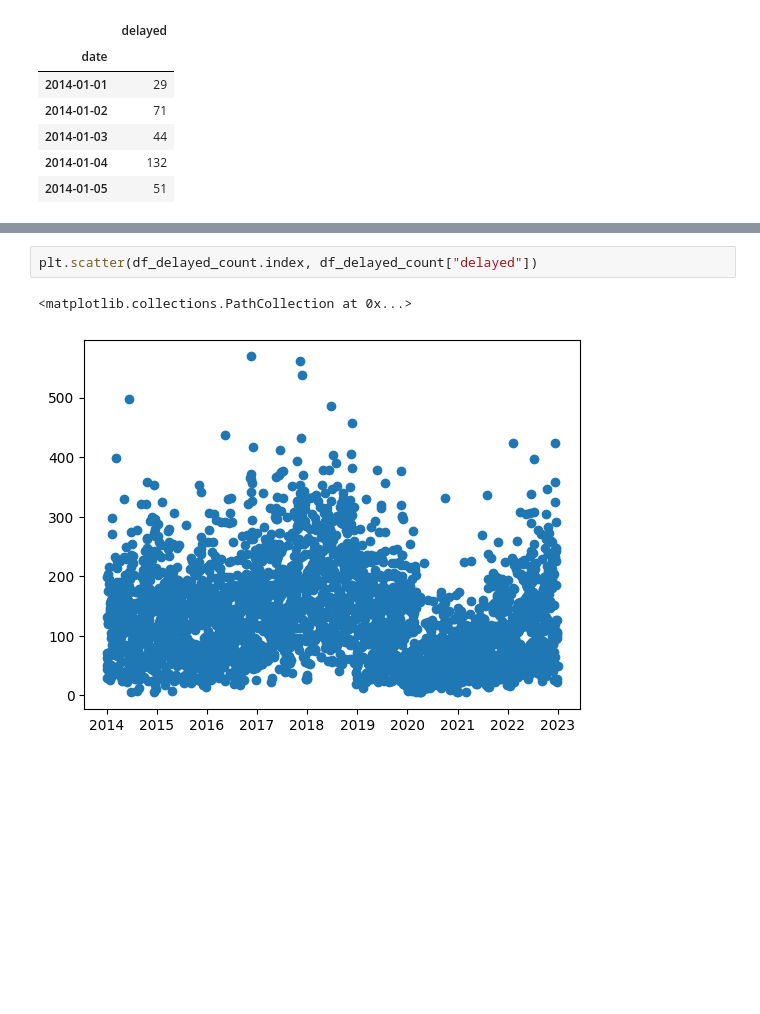
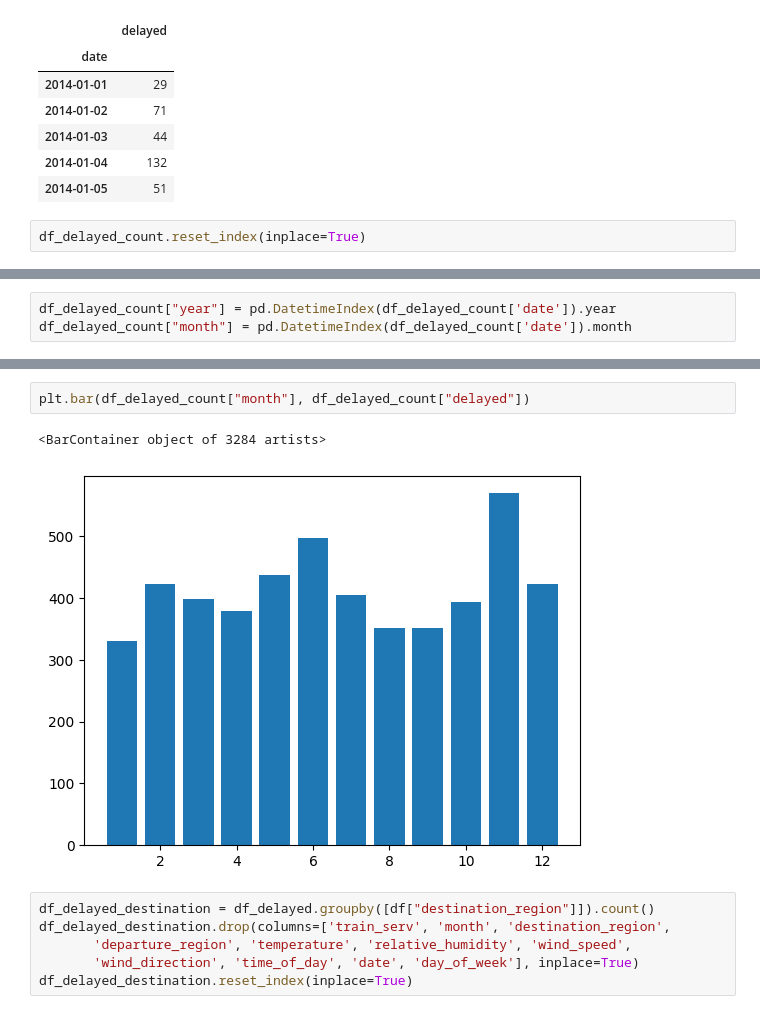
Before and after one commit to ilse-espino/train_delays_belgium, a Jupyter notebook: 4.1-graphs.ipynb, the cells around one changed output, grey strips where cells are left out. Saved outputs shown, nothing was run; the diff lists cells and outputs as text; blank space fills up the shorter version.

```diff
--- a/4.1-graphs.ipynb
+++ b/4.1-graphs.ipynb
@@ -40,3 +40,5 @@ df_delayed_count.head()
 | 2014-01-03 | 44 |
 | 2014-01-04 | 132 |
 | 2014-01-05 | 51 |
+# %%
+df_delayed_count.reset_index(inplace=True)
@@ -42,0 +54,3 @@ df_delayed_count.head()
+# %%
+df_delayed_count["year"] = pd.DatetimeIndex(df_delayed_count['date']).year
+df_delayed_count["month"] = pd.DatetimeIndex(df_delayed_count['date']).month
@@ -43,5 +90,11 @@ df_delayed_count.head()
 # %%
-plt.scatter(df_delayed_count.index, df_delayed_count["delayed"])
+plt.bar(df_delayed_count["month"], df_delayed_count["delayed"])
 # %% [output]
-<matplotlib.collections.PathCollection at 0x...>
+<BarContainer object of 3284 artists>
-[figure, old version]
+[figure, new version]
+# %%
+df_delayed_destination = df_delayed.groupby([df["destination_region"]]).count()
+df_delayed_destination.drop(columns=['train_serv', 'month', 'destination_region',
+       'departure_region', 'temperature', 'relative_humidity', 'wind_speed',
+       'wind_direction', 'time_of_day', 'date', 'day_of_week'], inplace=True)
+df_delayed_destination.reset_index(inplace=True)
```
Also changed, not shown: parts of 10 cells of this notebook, 2 other files.
